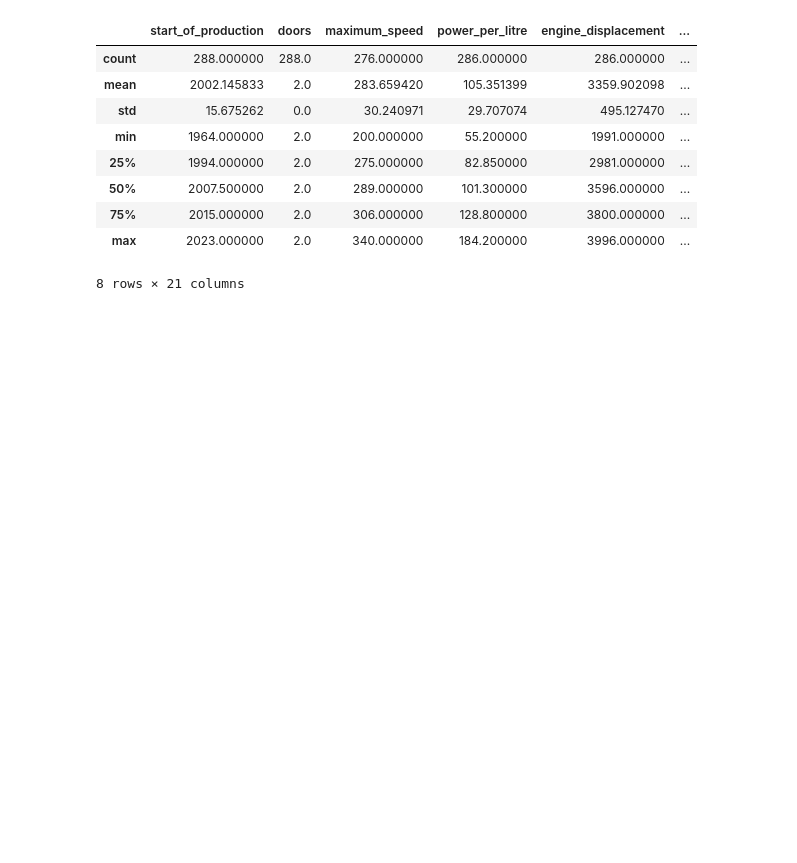
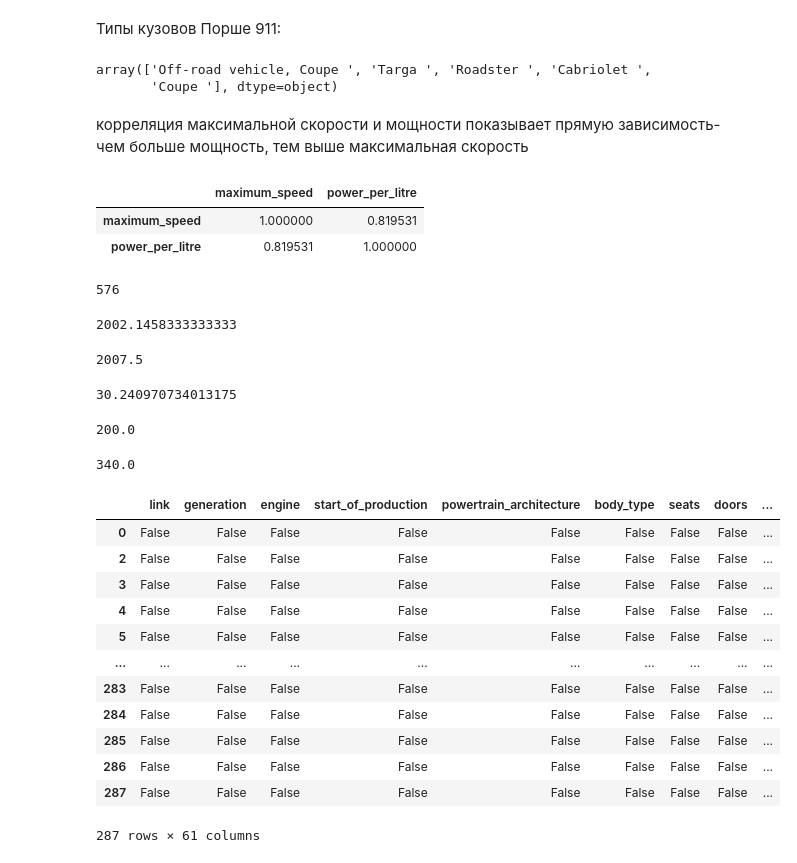
Before and after one commit to wertyuio1589/repoz1, a Jupyter notebook: Untitled2.ipynb, the cells around one changed output. Saved outputs shown, nothing was run; the diff lists cells and outputs as text; code cells hidden in the pictures; blank space fills up the shorter version.

```diff
--- a/Untitled2.ipynb
+++ b/Untitled2.ipynb
@@ -30,13 +22,58 @@ memory usage: 137.4+ KB
-# %%
-data.describe()
-# %% [output]
-|  | start_of_production | doors | maximum_speed | power_per_litre | engine_displacement | ... |
-| count | 288.000000 | 288.0 | 276.000000 | 286.000000 | 286.000000 | ... |
-| mean | 2002.145833 | 2.0 | 283.659420 | 105.351399 | 3359.902098 | ... |
-| std | 15.675262 | 0.0 | 30.240971 | 29.707074 | 495.127470 | ... |
-| min | 1964.000000 | 2.0 | 200.000000 | 55.200000 | 1991.000000 | ... |
-| 25% | 1994.000000 | 2.0 | 275.000000 | 82.850000 | 2981.000000 | ... |
-| 50% | 2007.500000 | 2.0 | 289.000000 | 101.300000 | 3596.000000 | ... |
-| 75% | 2015.000000 | 2.0 | 306.000000 | 128.800000 | 3800.000000 | ... |
-| max | 2023.000000 | 2.0 | 340.000000 | 184.200000 | 3996.000000 | ... |
-8 rows × 21 columns
+# %% [markdown]
+Типы кузовов Порше 911:
+# %%
+data['body_type'].unique()
+# %% [output]
+array(['Off-road vehicle, Coupe ', 'Targa ', 'Roadster ', 'Cabriolet ',
+       'Coupe '], dtype=object)
+# %% [markdown]
+корреляция максимальной скорости и мощности показывает прямую зависимость- чем больше мощность, тем выше максимальная скорость
+# %%
+x = data[['maximum_speed','power_per_litre']]
+x.corr()
+# %% [output]
+|  | maximum_speed | power_per_litre |
+| maximum_speed | 1.000000 | 0.819531 |
+| power_per_litre | 0.819531 | 1.000000 |
+# %%
+data['doors'].sum()
+# %% [output]
+576
+# %%
+data['start_of_production'].mean()
+# %% [output]
+2002.1458333333333
+# %%
+data['start_of_production'].median()
+# %% [output]
+2007.5
+# %%
+data['maximum_speed'].std()
+# %% [output]
+30.240970734013175
+# %%
+data['maximum_speed'].min()
+# %% [output]
+200.0
+# %%
+data['maximum_speed'].max()
+# %% [output]
+340.0
+# %%
+df=data.drop(1, axis=0,inplace=True)
+# %%
+df>=data
+# %% [output]
+|  | link | generation | engine | start_of_production | powertrain_architecture | body_type | seats | doors | ... |
+| 0 | False | False | False | False | False | False | False | False | ... |
+| 2 | False | False | False | False | False | False | False | False | ... |
+| 3 | False | False | False | False | False | False | False | False | ... |
+| 4 | False | False | False | False | False | False | False | False | ... |
+| 5 | False | False | False | False | False | False | False | False | ... |
+| ... | ... | ... | ... | ... | ... | ... | ... | ... | ... |
+| 283 | False | False | False | False | False | False | False | False | ... |
+| 284 | False | False | False | False | False | False | False | False | ... |
+| 285 | False | False | False | False | False | False | False | False | ... |
+| 286 | False | False | False | False | False | False | False | False | ... |
+| 287 | False | False | False | False | False | False | False | False | ... |
+287 rows × 61 columns
```
Also changed, not shown: parts of 2 cells of this notebook.
